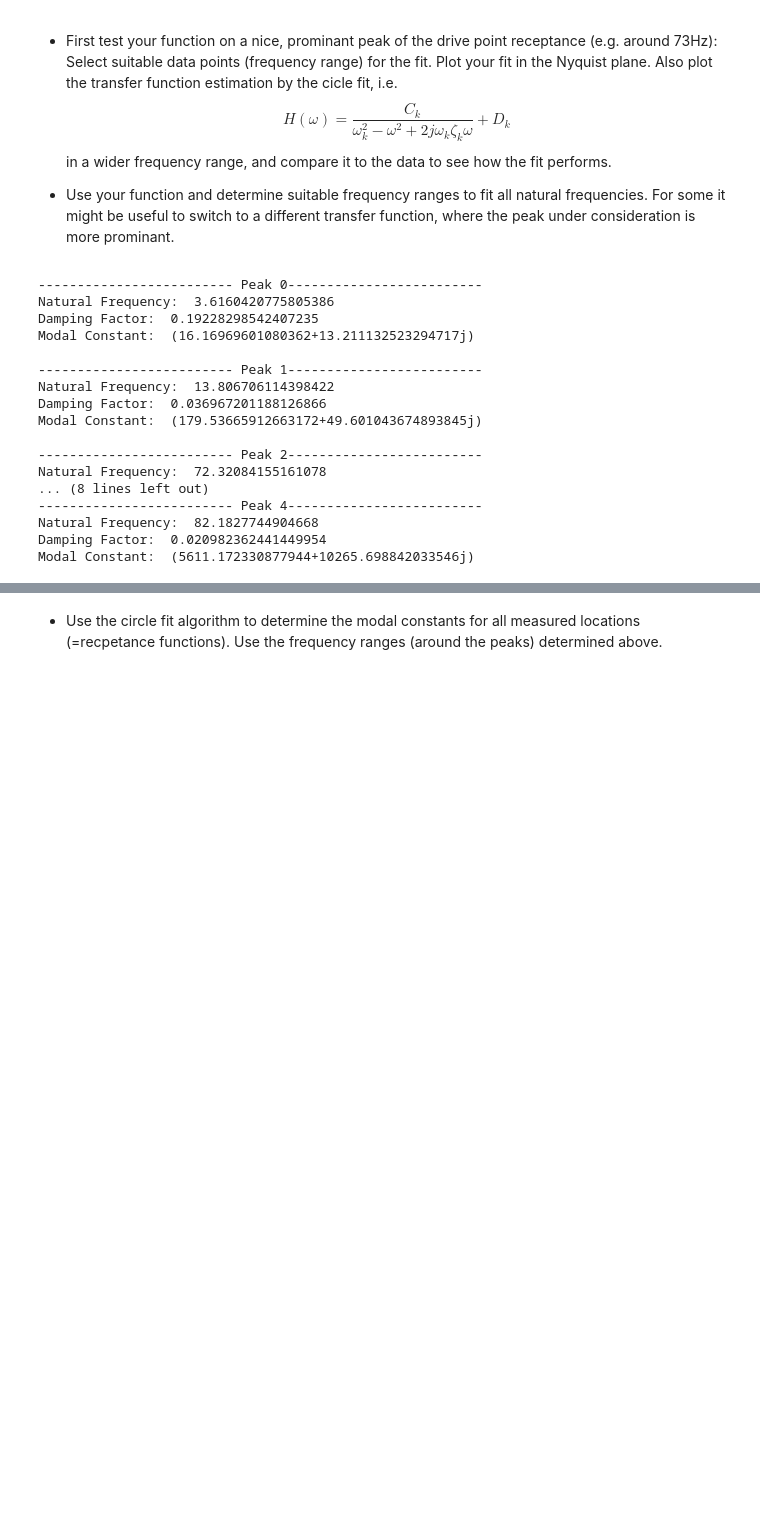
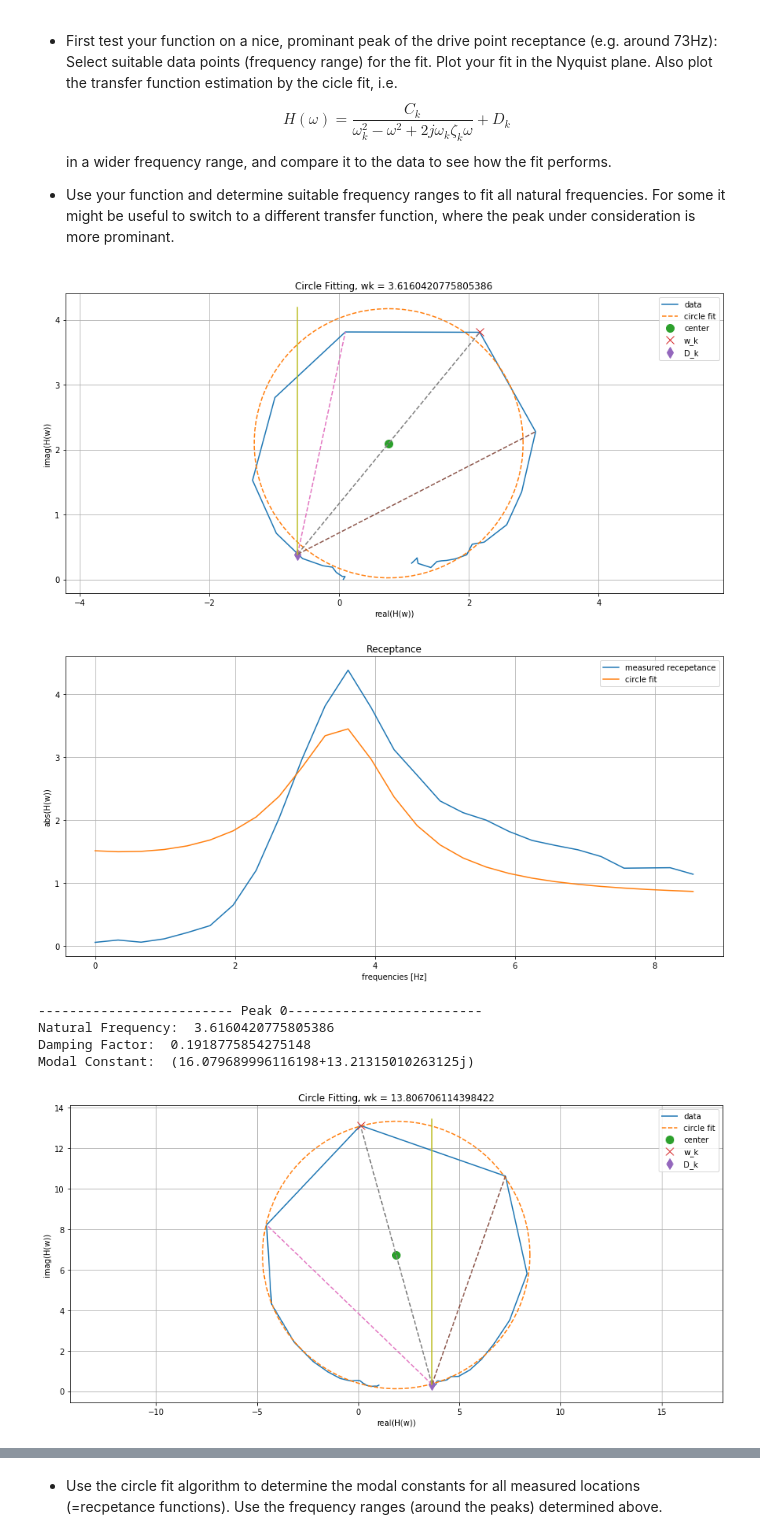
Before and after one commit to phmandl/modalanalyse, a Jupyter notebook: HW5/Max/5_IdentificationMethods_template.ipynb, the cells around one changed output, grey strips where cells are left out. Saved outputs shown, nothing was run; the diff lists cells and outputs as text; code cells hidden in the pictures; blank space fills up the shorter version.

```diff
--- a/HW5/Max/5_IdentificationMethods_template.ipynb
+++ b/HW5/Max/5_IdentificationMethods_template.ipynb
@@ -492,55 +493,45 @@ def CircleFitting(receptance,w,printFlag = 0) :
 
 * Use your function and determine suitable frequency ranges to fit all natural frequencies. For some it might be useful to switch to a different transfer function, where the peak under consideration is more prominant.
 # %%
-frequency_indexes = np.array([[0,26],
+frequency_indexes = np.array([[0,27],
                              [27,57],
                              [206,236],
                              [228,264],
                              [227,261]
                              ])
 
 wk_all = np.zeros(len(frequency_indexes), dtype = float)
 zeta_k_all = np.zeros(len(frequency_indexes), dtype = float)
 C_k_all = np.zeros(len(frequency_indexes), dtype = complex)
 D_k_all = np.zeros(len(frequency_indexes), dtype = complex)
 H_w_all = np.zeros((len(frequency_indexes),len(frequencies)), dtype = complex)
 
 for i,v in enumerate(frequency_indexes) :
     lower_idx = v[0]
     upper_idx = v[1]
 
     w = frequencies[lower_idx:upper_idx]
     receptance = P05_receptance[lower_idx:upper_idx]
 
     # Toggle plots ON/Off with 0 or 1 as flag in Circle Fitting
-    [wk, zeta_k, C_k, D_k, H_w] = CircleFitting(receptance,w,0)
+    [wk, zeta_k, C_k, D_k, H_w] = CircleFitting(receptance,w,1)
 
     wk_all[i] = wk
     zeta_k_all[i] = zeta_k
     C_k_all[i] = C_k
     D_k_all[i] = D_k
     H_w_all[i,lower_idx:upper_idx] = H_w
 
     print("------------------------- Peak " + str(i) + "-------------------------")
     print("Natural Frequency: ", wk)
     print("Damping Factor: ", zeta_k)
     print("Modal Constant: ", C_k)
     print()
 # %% [output]
+[figure, added]
+[figure, added]
 ------------------------- Peak 0-------------------------
 Natural Frequency:  3.6160420775805386
-Damping Factor:  0.19228298542407235
-Modal Constant:  (16.16969601080362+13.211132523294717j)
-
-------------------------- Peak 1-------------------------
-Natural Frequency:  13.806706114398422
-Damping Factor:  0.036967201188126866
-Modal Constant:  (179.53665912663172+49.601043674893845j)
-
-------------------------- Peak 2-------------------------
-Natural Frequency:  72.32084155161078
-... (8 lines left out)
-------------------------- Peak 4-------------------------
-Natural Frequency:  82.1827744904668
-Damping Factor:  0.020982362441449954
-Modal Constant:  (5611.172330877944+10265.698842033546j)
+Damping Factor:  0.1918775854275148
+Modal Constant:  (16.079689996116198+13.21315010263125j)
+[figure, added]
```
Also changed, not shown: parts of 3 cells of this notebook.
